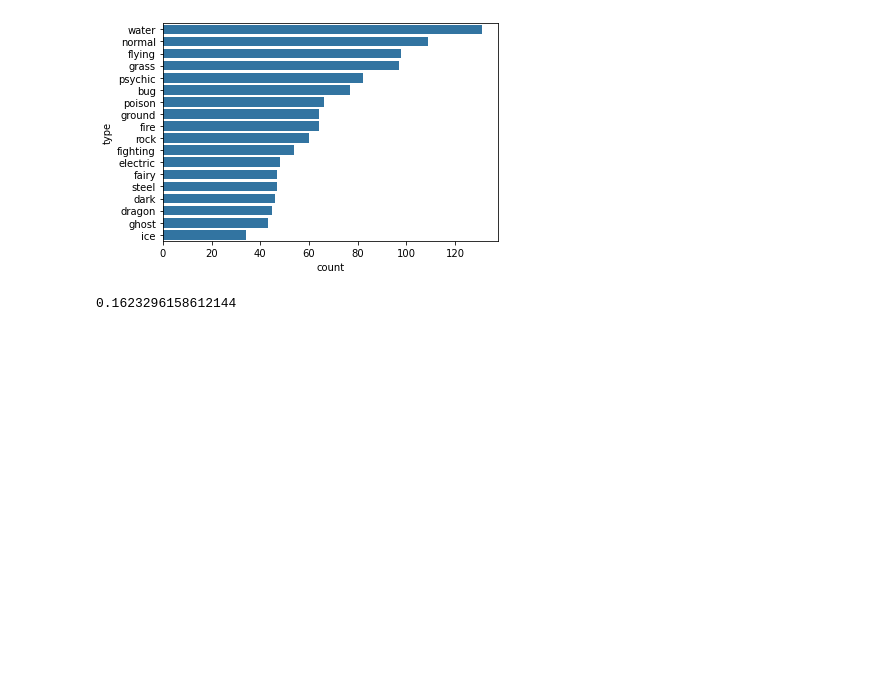
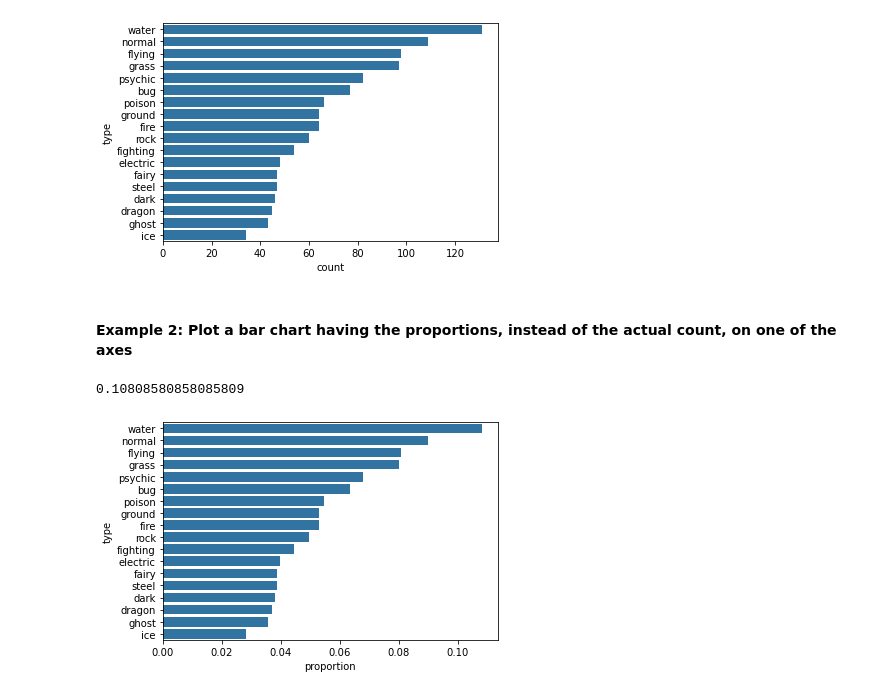
Before and after one commit to tharcyla/data-visualization, a Jupyter notebook: 03_Univariate-Exploration-of-Data.ipynb, the cells around one changed output. Cells and saved outputs as stored; diff of their text form; code cells hidden in the pictures; blank space fills up the shorter version.

Commit message:
upload: Add (2) notes from the Univariate Exploration of Data lesson
I went up to 'Bar Chart Practice'. Next up is 'Pie Charts'

```diff
--- a/03_Univariate-Exploration-of-Data.ipynb
+++ b/03_Univariate-Exploration-of-Data.ipynb
@@ -137,15 +140,49 @@ type_order = type_counts.index
 sb.countplot(data=pkmn_types, y='type', color=base_color, order=type_order);
 # %% [output]
 [figure]
+# %% [markdown]
+#### Example 2: Plot a bar chart having the proportions, instead of the actual count, on one of the axes
 # %%
 # what proportion of pokemon have each type?
 
+# we start by finding the length of the
+# longest bar in terms of proportion
 
-n_pokemon = pokemon.shape[0]
+# denominator
+n_pokemon = pkmn_types['type'].value_counts().sum()
+
+# numerator
 max_type_count = type_counts[0]
+
+# length of the longest bar
 max_prop = max_type_count / n_pokemon
 max_prop
 # %% [output]
-0.1623296158612144
+0.10808580858085809
 # %%
-# then, get a list of tick positions
+# now, we use numpy's arange function
+# to get a set of evenly spaced values
+# between zero and max_prop
+tick_props = np.arange(0, max_prop, 0.02)
+
+# using list comprehension to create an additional variable
+# tick_names to apply to the tick labels
+# these strings will show the proportions with a consistent
+# two decimal places
+tick_names = ['{:0.2f}'.format(v) for v in tick_props]
+# %%
+# modify plot to show relative frequency
+sb.countplot(data=pkmn_types, y='type', color=base_color, order=type_order)
+
+# the first argument sets the tick locations:
+# since the counts are still in absolute value,
+# multiply tick_props by the number of pokemon
+# to get their position correct
+# the second argument sets the tick labels
+plt.xticks(tick_props * n_pokemon, tick_names)
+
+# use xlabel to change the default from 'count'
+# to a more appropriate 'proportion'
+plt.xlabel('proportion');
+# %% [output]
+[figure, added]
```
Also changed, not shown: parts of 32 cells of this notebook.
